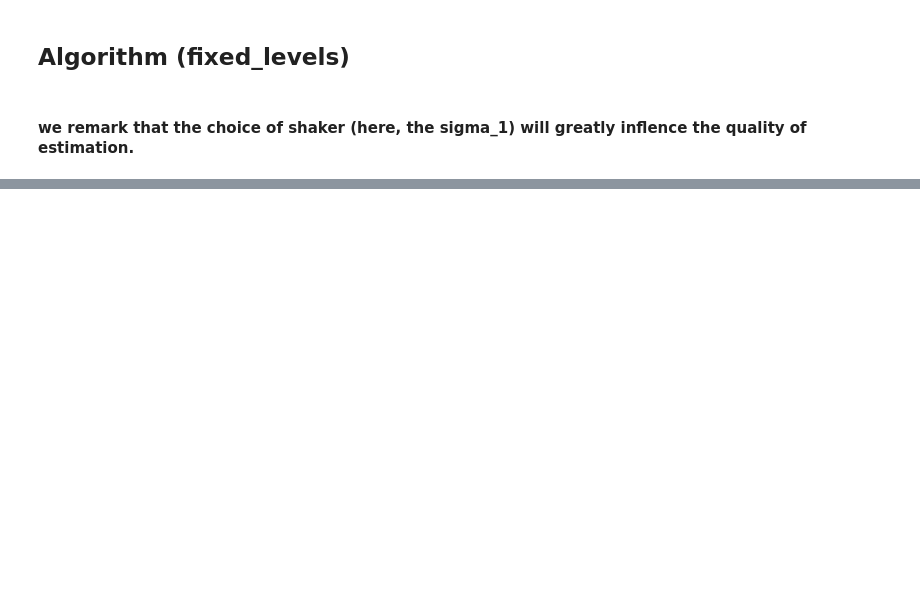
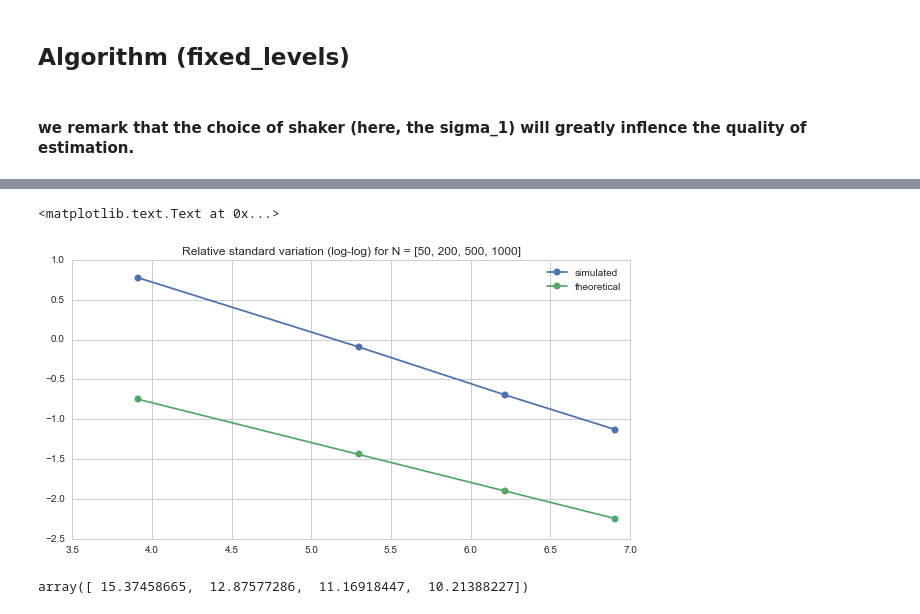
Before and after one commit to MGIMM/Rare-Events, a Jupyter notebook: simulation/Fluctuation_analysis_fixed_level_(toy_example).ipynb, the cells around one changed output, grey strips where cells are left out. Saved outputs shown, nothing was run; the diff lists cells and outputs as text; code cells hidden in the pictures; blank space fills up the shorter version.

```diff
--- a/simulation/Fluctuation_analysis_fixed_level_(toy_example).ipynb
+++ b/simulation/Fluctuation_analysis_fixed_level_(toy_example).ipynb
@@ -193,0 +222,13 @@ np.std(relative_variation_sim[2])
+# %%
+plt.figure(figsize = [10,5])
+plt.plot(np.log(list_N), np.log(std_sqrtN/ np.sqrt(list_N)), label = "simulated", marker = 'o')
+plt.plot(np.log(list_N),  np.log(sigma_theoretical /np.sqrt(list_N)), label = "theoretical", marker = 'o'    )
+plt.legend()
+plt.title("Relative standard variation (log-log) for N = "+str(list_N))
+# %% [output]
+<matplotlib.text.Text at 0x...>
+[figure, added]
+# %%
+std_sqrtN
+# %% [output]
+array([ 15.37458665,  12.87577286,  11.16918447,  10.21388227])
```
Also changed, not shown: parts of 12 cells of this notebook.
